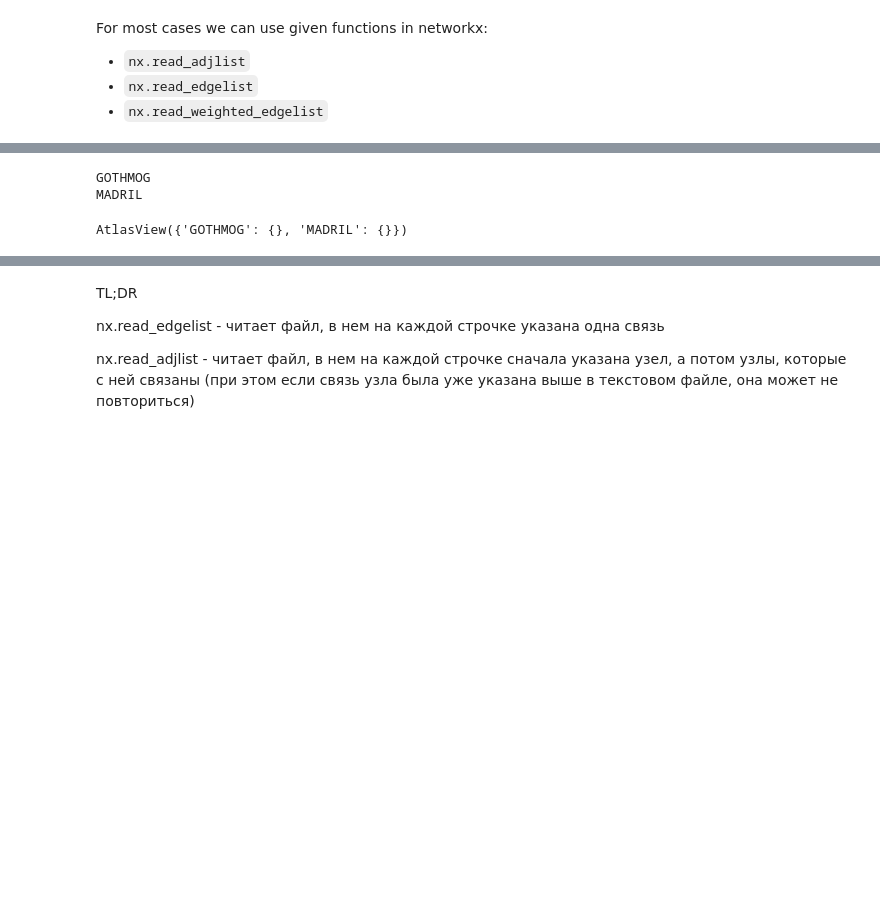
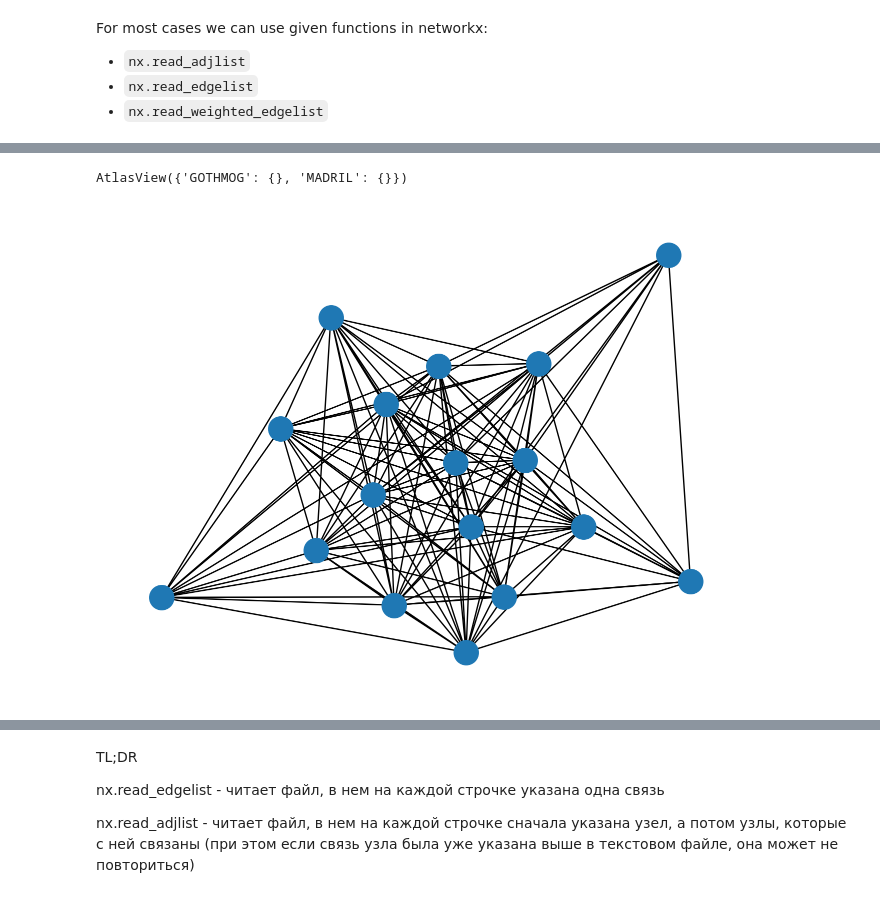
Before and after one commit to AndBoyS/fu-gml-seminars-public, a Jupyter notebook: 01_intro/01_loading_data.ipynb, the cells around one changed output, grey strips where cells are left out. Saved outputs shown, nothing was run; the diff lists cells and outputs as text; code cells hidden in the pictures; blank space fills up the shorter version.

Commit message:
01 loading data weighted attr

```diff
--- a/01_intro/01_loading_data.ipynb
+++ b/01_intro/01_loading_data.ipynb
@@ -69,11 +74,9 @@ nx.draw_networkx(G, arrows=True)
-# %%
-for node1, node2 in G.edges:
-    if node2 == 'RANGER':
-        print(node1)
-# %% [output]
-GOTHMOG
-MADRIL
 # %%
 G['RANGER']
 # %% [output]
 AtlasView({'GOTHMOG': {}, 'MADRIL': {}})
+# %%
+G = nx.read_weighted_edgelist(data_dir / 'aves-barn-swallow-non-physical.edges')
+nx.draw(G)
+# %% [output]
+[figure, added]
```
Also changed, not shown: parts of 3 cells of this notebook.
